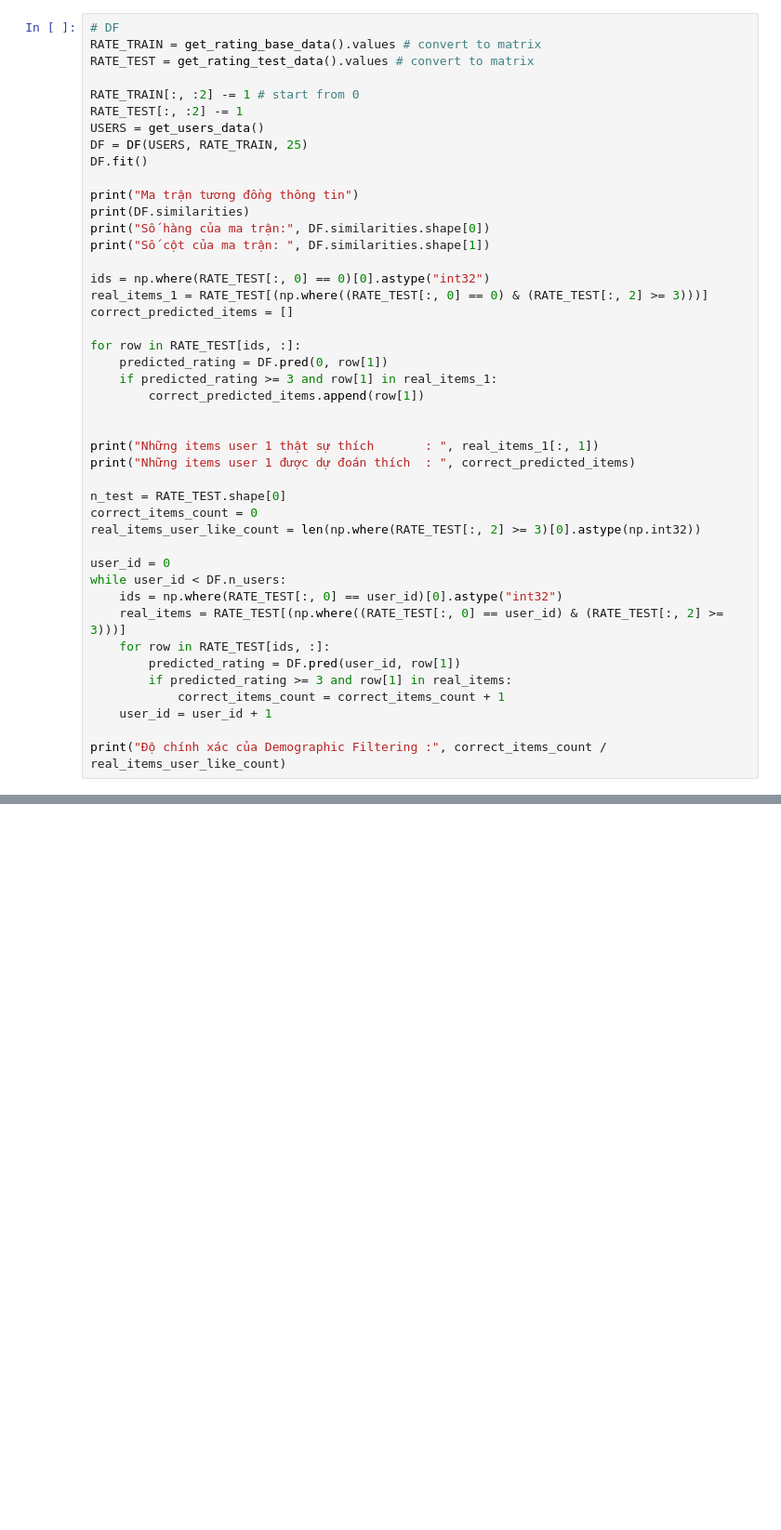
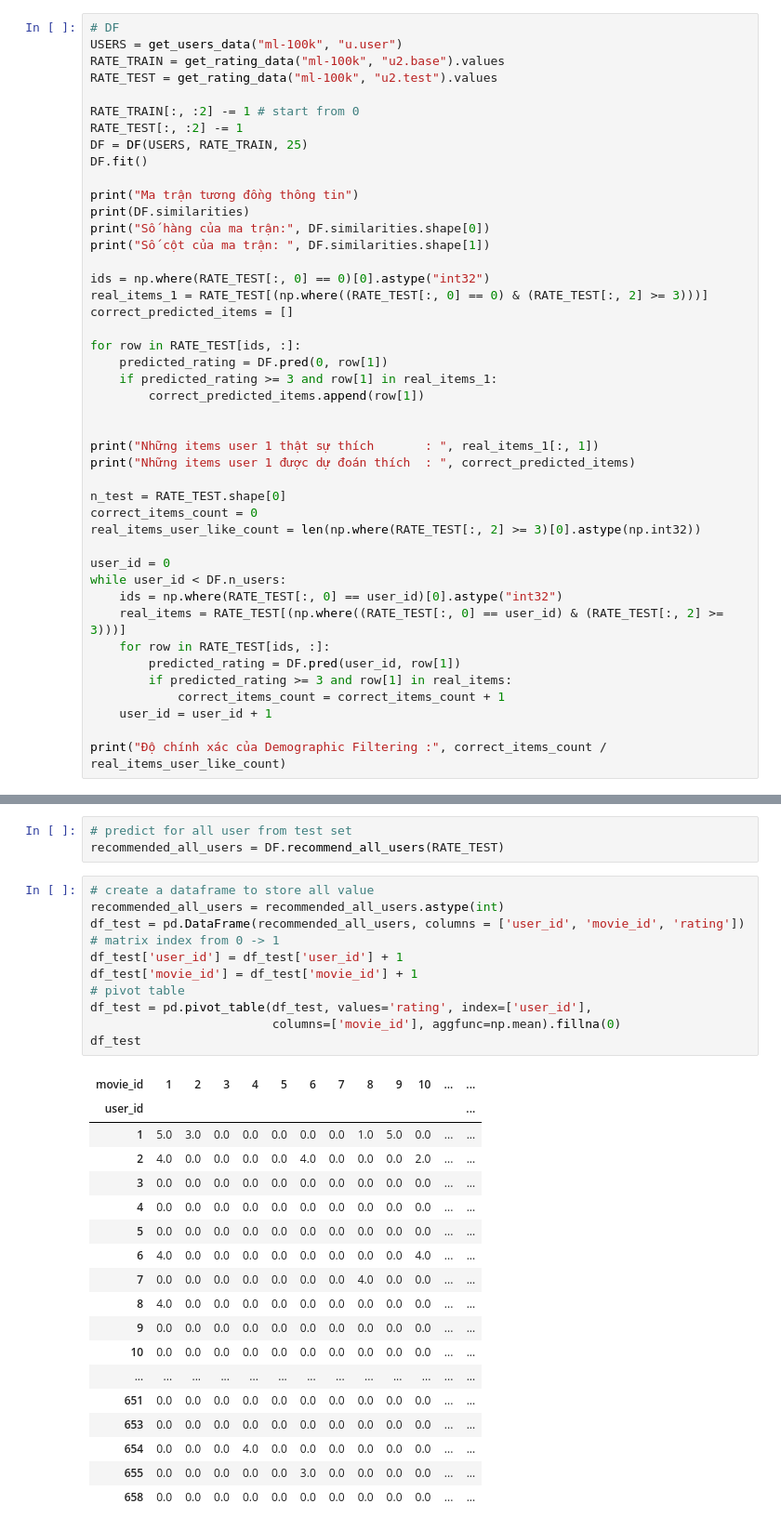
Before and after one commit to phusdt/Recommender-System, a Jupyter notebook: RS.ipynb, the cells around one changed output, grey strips where cells are left out. Shown at 93% size. Drawn from its saved outputs; the diff is of its cells as text; blank space fills up the shorter version.

```diff
--- a/RS.ipynb
+++ b/RS.ipynb
@@ -101,12 +113,12 @@ precision = precision_score(y_real, y_pred, average='macro')
 print('Chỉ số recall: {}\nChỉ số precision: {}'.format(recall, precision))
 # %%
 # DF
-RATE_TRAIN = get_rating_base_data().values # convert to matrix
-RATE_TEST = get_rating_test_data().values # convert to matrix
+USERS = get_users_data("ml-100k", "u.user")
+RATE_TRAIN = get_rating_data("ml-100k", "u2.base").values
+RATE_TEST = get_rating_data("ml-100k", "u2.test").values
 
 RATE_TRAIN[:, :2] -= 1 # start from 0
 RATE_TEST[:, :2] -= 1
-USERS = get_users_data()
 DF = DF(USERS, RATE_TRAIN, 25)
 DF.fit()
 
@@ -145,0 +174,33 @@ print("Độ chính xác của Demographic Filtering :", correct_items_count / r
+# %%
+# predict for all user from test set
+recommended_all_users = DF.recommend_all_users(RATE_TEST)
+# %%
+# create a dataframe to store all value
+recommended_all_users = recommended_all_users.astype(int)
+df_test = pd.DataFrame(recommended_all_users, columns = ['user_id', 'movie_id', 'rating'])
+# matrix index from 0 -> 1
+df_test['user_id'] = df_test['user_id'] + 1
+df_test['movie_id'] = df_test['movie_id'] + 1
+# pivot table
+df_test = pd.pivot_table(df_test, values='rating', index=['user_id'],
+                         columns=['movie_id'], aggfunc=np.mean).fillna(0)
+df_test
+# %% [output]
+| movie_id | 1 | 2 | 3 | 4 | 5 | 6 | 7 | 8 | 9 | 10 | ... | ... |
+| user_id |  |  |  |  |  |  |  |  |  |  |  | ... |
+| 1 | 5.0 | 3.0 | 0.0 | 0.0 | 0.0 | 0.0 | 0.0 | 1.0 | 5.0 | 0.0 | ... | ... |
+| 2 | 4.0 | 0.0 | 0.0 | 0.0 | 0.0 | 4.0 | 0.0 | 0.0 | 0.0 | 2.0 | ... | ... |
+| 3 | 0.0 | 0.0 | 0.0 | 0.0 | 0.0 | 0.0 | 0.0 | 0.0 | 0.0 | 0.0 | ... | ... |
+| 4 | 0.0 | 0.0 | 0.0 | 0.0 | 0.0 | 0.0 | 0.0 | 0.0 | 0.0 | 0.0 | ... | ... |
+| 5 | 0.0 | 0.0 | 0.0 | 0.0 | 0.0 | 0.0 | 0.0 | 0.0 | 0.0 | 0.0 | ... | ... |
+| 6 | 4.0 | 0.0 | 0.0 | 0.0 | 0.0 | 0.0 | 0.0 | 0.0 | 0.0 | 4.0 | ... | ... |
+| 7 | 0.0 | 0.0 | 0.0 | 0.0 | 0.0 | 0.0 | 0.0 | 4.0 | 0.0 | 0.0 | ... | ... |
+| 8 | 4.0 | 0.0 | 0.0 | 0.0 | 0.0 | 0.0 | 0.0 | 0.0 | 0.0 | 0.0 | ... | ... |
+| 9 | 0.0 | 0.0 | 0.0 | 0.0 | 0.0 | 0.0 | 0.0 | 0.0 | 0.0 | 0.0 | ... | ... |
+| 10 | 0.0 | 0.0 | 0.0 | 0.0 | 0.0 | 0.0 | 0.0 | 0.0 | 0.0 | 0.0 | ... | ... |
+| ... | ... | ... | ... | ... | ... | ... | ... | ... | ... | ... | ... | ... |
+| 651 | 0.0 | 0.0 | 0.0 | 0.0 | 0.0 | 0.0 | 0.0 | 0.0 | 0.0 | 0.0 | ... | ... |
+| 653 | 0.0 | 0.0 | 0.0 | 0.0 | 0.0 | 0.0 | 0.0 | 0.0 | 0.0 | 0.0 | ... | ... |
+| 654 | 0.0 | 0.0 | 0.0 | 4.0 | 0.0 | 0.0 | 0.0 | 0.0 | 0.0 | 0.0 | ... | ... |
+| 655 | 0.0 | 0.0 | 0.0 | 0.0 | 0.0 | 3.0 | 0.0 | 0.0 | 0.0 | 0.0 | ... | ... |
+| 658 | 0.0 | 0.0 | 0.0 | 0.0 | 0.0 | 0.0 | 0.0 | 0.0 | 0.0 | 0.0 | ... | ... |
```
Also changed, not shown: parts of 39 cells of this notebook, 32 other files.
